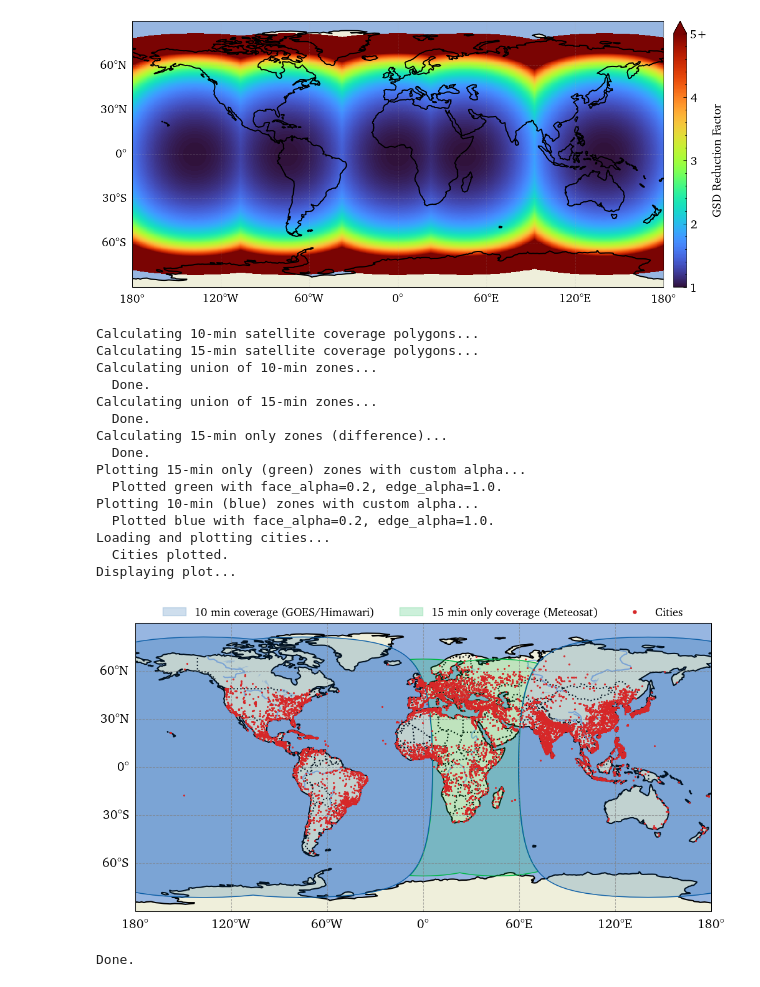
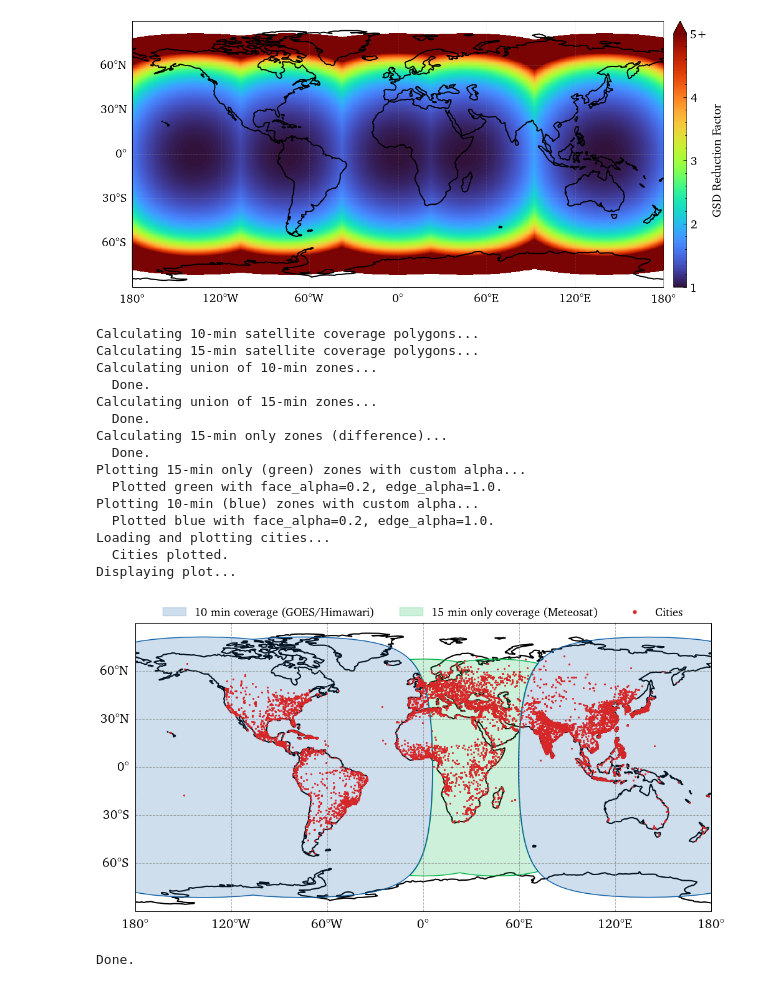
Before and after one commit to Shreeyam/phd_code, a Jupyter notebook: notebooks/plots/plot_meteorological_coverage.ipynb, the cells around one changed output. Cells and saved outputs as stored; diff of their text form; code cells hidden in the pictures.

```diff
--- a/notebooks/plots/plot_meteorological_coverage.ipynb
+++ b/notebooks/plots/plot_meteorological_coverage.ipynb
@@ -100,12 +97,12 @@ fig, ax = plt.subplots(figsize=(10, 4), subplot_kw={'projection': ccrs.PlateCarr
 ax.set_global()
 
 # Add features to the map
-ax.add_feature(cfeature.LAND)
-ax.add_feature(cfeature.OCEAN)
+# ax.add_feature(cfeature.LAND)
+# ax.add_feature(cfeature.OCEAN)
 ax.add_feature(cfeature.COASTLINE)
-ax.add_feature(cfeature.BORDERS, linestyle=':')
-ax.add_feature(cfeature.LAKES, alpha=0.5)
-ax.add_feature(cfeature.RIVERS)
+# ax.add_feature(cfeature.BORDERS, linestyle=':')
+# ax.add_feature(cfeature.LAKES, alpha=0.5)
+# ax.add_feature(cfeature.RIVERS)
 
 # Add gridlines
 gl = ax.gridlines(draw_labels=True, linestyle='--', color='gray', alpha=0.6, zorder=3)
@@ -196,8 +193,8 @@ def plot_gsd_reduction():
     fig, ax = plt.subplots(figsize=(10, 4), subplot_kw={'projection': ccrs.PlateCarree()}, dpi=150)
     plt.pcolor(lon, lat, GSD_Reduction, cmap='turbo', vmin=1, vmax=5)
     # Add features to the map
-    ax.add_feature(cfeature.LAND)
-    ax.add_feature(cfeature.OCEAN)
+    # ax.add_feature(cfeature.LAND)
+    # ax.add_feature(cfeature.OCEAN)
     ax.add_feature(cfeature.COASTLINE)
 
     cb = plt.colorbar(extend='max', fraction=0.045, pad=0.015, shrink=1.0)
@@ -215,7 +212,7 @@ plot_gsd_reduction()
 plt.savefig("gsd_reduction.png", dpi=300)
 plt.show()
 # %% [output]
-[figure, old version]
+[figure, new version]
 # %%
 # --- Helper function (Unchanged) ---
 def calculate_coverage_polygon(center_lon, inner_limit, center_lat=0):
@@ -319,12 +316,12 @@ fig, ax = plt.subplots(figsize=(10, 4), subplot_kw={'projection': ccrs.PlateCarr
 ax.set_global()
 
 # Add features
-ax.add_feature(cfeature.LAND)
-ax.add_feature(cfeature.OCEAN)
+# ax.add_feature(cfeature.LAND)
+# ax.add_feature(cfeature.OCEAN)
 ax.add_feature(cfeature.COASTLINE)
-ax.add_feature(cfeature.BORDERS, linestyle=':')
-ax.add_feature(cfeature.LAKES, alpha=0.5)
-ax.add_feature(cfeature.RIVERS)
+# ax.add_feature(cfeature.BORDERS, linestyle=':')
+# ax.add_feature(cfeature.LAKES, alpha=0.5)
+# ax.add_feature(cfeature.RIVERS)
 
 # Add gridlines
 gl = ax.gridlines(draw_labels=True, linestyle='--', color='gray', alpha=0.6, zorder=3)
@@ -353,32 +350,32 @@ legend_handles = [
     mpatches.Patch(facecolor=green_fill, edgecolor=green_border if EDGE_ALPHA > 0 else 'none', linewidth=0.7, alpha=FACE_ALPHA, label='15 min only coverage (Meteosat)'),
     plt.Line2D([0], [0], marker='.', color='tab:red', linestyle='', markersize=4, label='Cities')
 ]
 
 # Add a title and the custom legend
 # ax.set_title("Geostationary Satellite Coverage by Scan Cadence", fontsize=12, pad=25)
 ax.legend(handles=legend_handles, ncol=3, bbox_to_anchor=(0.5, 0.98), loc='lower center', fontsize=9)
 
 # plt.tight_layout(rect=[0, 0, 1, 0.96])
 
 plt.savefig("meteorological_satellite_cadence_coverage_custom_alpha.png", dpi=300, bbox_inches='tight')
 print("Displaying plot...")
 plt.show()
 print("Done.")
 # %% [output]
 Calculating 10-min satellite coverage polygons...
 Calculating 15-min satellite coverage polygons...
 Calculating union of 10-min zones...
   Done.
 Calculating union of 15-min zones...
   Done.
 Calculating 15-min only zones (difference)...
   Done.
 Plotting 15-min only (green) zones with custom alpha...
   Plotted green with face_alpha=0.2, edge_alpha=1.0.
 Plotting 10-min (blue) zones with custom alpha...
   Plotted blue with face_alpha=0.2, edge_alpha=1.0.
 Loading and plotting cities...
   Cities plotted.
 Displaying plot...
-[figure, old version]
+[figure, new version]
 Done.
```
Also changed, not shown: parts of 2 cells of this notebook, 9 other files.
